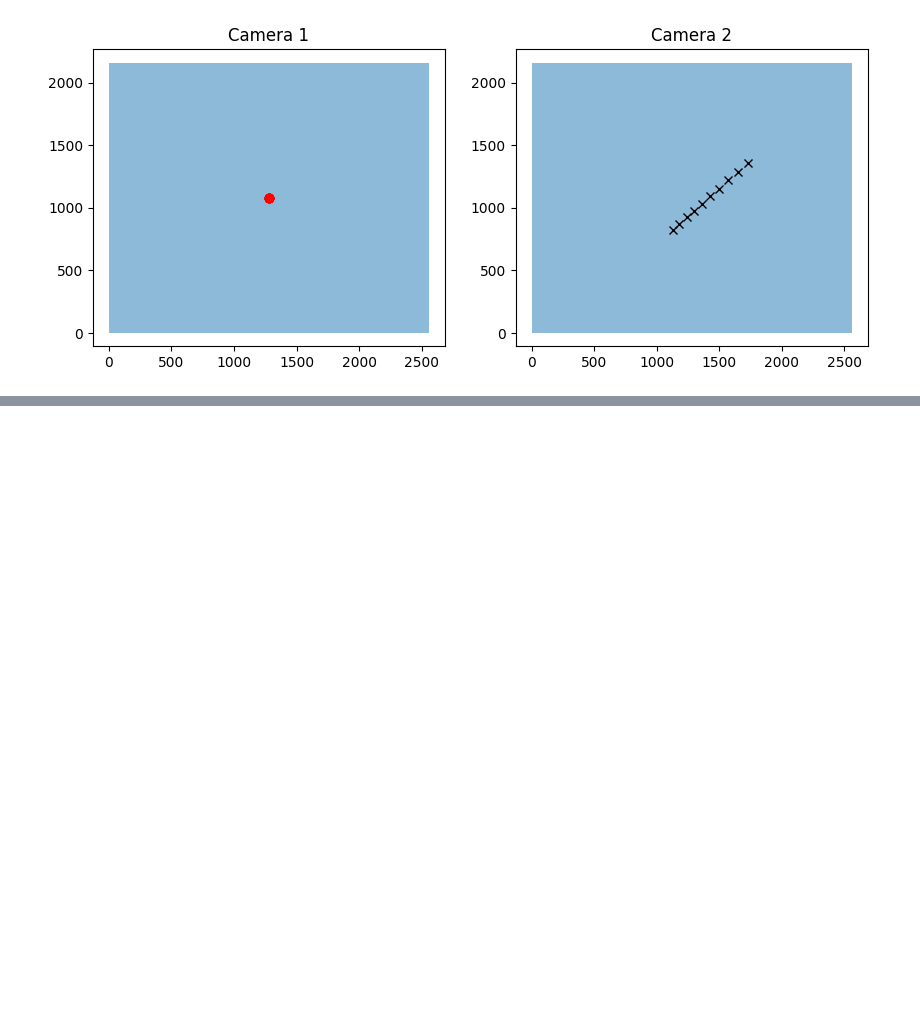
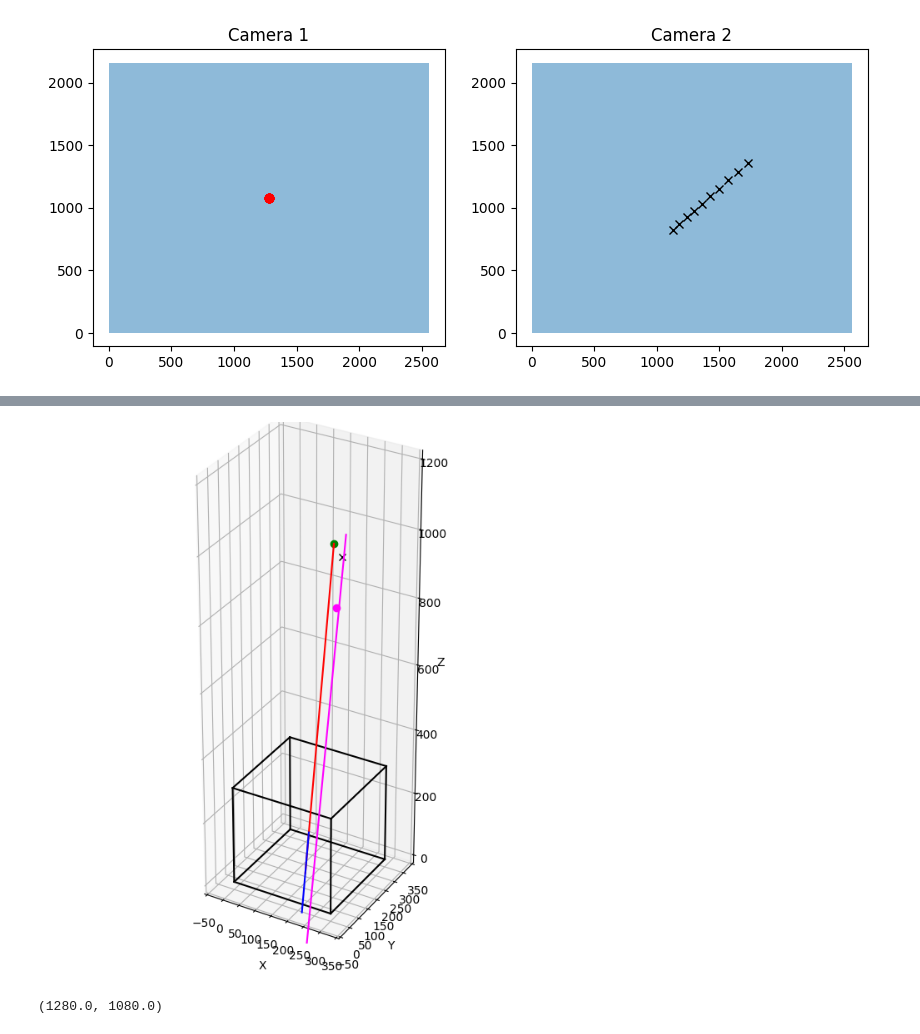
Before and after one commit to OpenPTV/proPTV_OpenPTV_MyPTV_comparison, a Jupyter notebook: OpenPTV_LineOfSight/myptv_lineofsight_from_openptv.ipynb, the cells around one changed output, grey strips where cells are left out. Saved outputs shown, nothing was run; the diff lists cells and outputs as text; code cells hidden in the pictures; blank space fills up the shorter version.

Commit message:
all three (tsai myptv is missing) almost there

```diff
--- a/OpenPTV_LineOfSight/myptv_lineofsight_from_openptv.ipynb
+++ b/OpenPTV_LineOfSight/myptv_lineofsight_from_openptv.ipynb
@@ -222,8 +152,9 @@ from myptv.imaging_mod import camera_wrapper, img_system
 
 # ThreeDModel = 'ExtendedZolof'     # <-- set either to 'Tsai' or to 'ExtendedZolof'
 # ThreeDModel = 'Tsai'     # <-- set either to 'Tsai' or to 'ExtendedZolof'
-cam_name = 'cam1'        # <-- set to one of: cam0, cam1, cam2, cam3
-directory = '../MyPTV_LineOfSight/cam_Tsai'
+cam_name = 'cam0'        # <-- set to one of: cam0, cam1, cam2, cam3
+# directory = '../MyPTV_LineOfSight/cam_Tsai'
+directory = '../MyPTV_LineOfSight/cam_extendedZolof'
 cam = camera_wrapper(cam_name, directory)
 cam.load()
 
@@ -304,0 +278,22 @@ plt.plot(curve_3D[:,0],curve_3D[:,1],curve_3D[:,2],'-',c='blue')
+# %%
+
+# 1. MyPTV:
+LOS.plot_line(control_parameters.imx/2, control_parameters.imy/2)
+
+# 2. openptv-python
+plt.plot(cam_position[0],cam_position[1],cam_position[2],'o',c='magenta')
+plt.plot(curve_3D[:,0],curve_3D[:,1],curve_3D[:,2],'-',c='blue')
+
+# 3. proPTV
+plt.plot(cam_position_proPTV[0],cam_position_proPTV[2],-cam_position_proPTV[1],'x',c='black')
+
+# mu is not clear to me. the angles I think i fixed.
+
+for lof in LOF[:1]: # only first point
+    plt.plot( [lof[0,0],lof[0,0]+mu*lof[1,0]] , 1*np.array([lof[0,2],lof[0,2]+mu*lof[1,2]]), -1*np.array([lof[0,1],lof[0,1]+mu*lof[1,1]]) ,'-',c='magenta')
+# %% [output]
+[figure, added]
+# %%
+control_parameters.imx/2, control_parameters.imy/2
+# %% [output]
+(1280.0, 1080.0)
```
Also changed, not shown: parts of 14 cells of this notebook.
